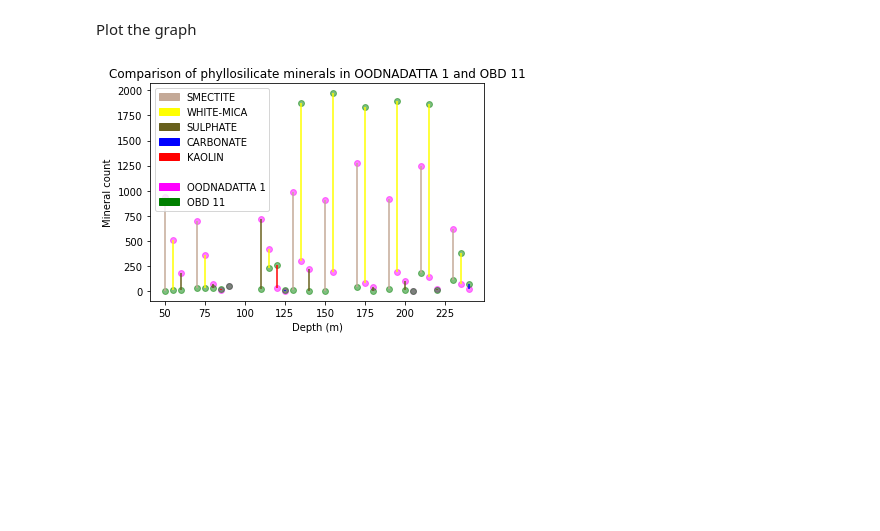
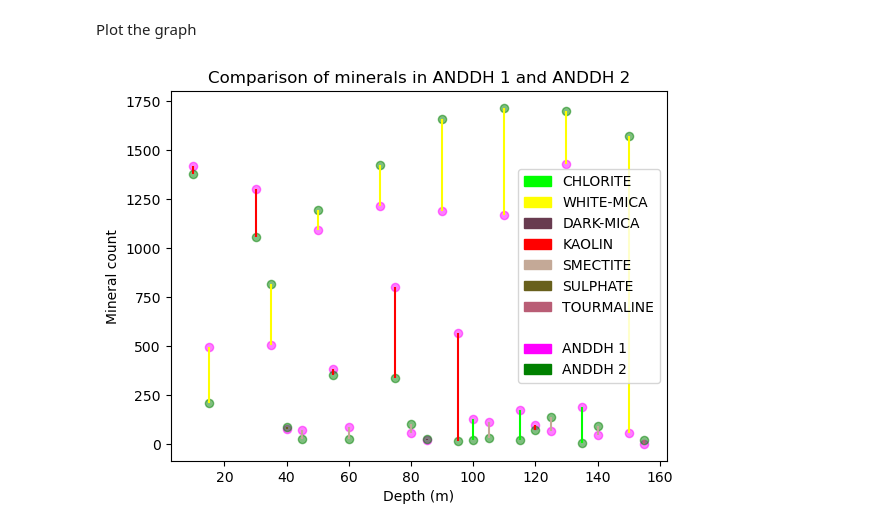
Before and after one commit to AuScope/nvcl_kit, a Jupyter notebook: notebooks/dumbells.ipynb, the cells around one changed output. Saved outputs shown, nothing was run; the diff lists cells and outputs as text; code cells hidden in the pictures; blank space fills up the shorter version.

```diff
--- a/notebooks/dumbells.ipynb
+++ b/notebooks/dumbells.ipynb
@@ -46,6 +43,0 @@ Get data and names from first and second boreholes
-# %%
-bh_data1 = get_bh_data(bh_list[0]['nvcl_id'])
-bh_name1 = bh_list[0]['name']
-
-bh_data2 = get_bh_data(bh_list[1]['nvcl_id'])
-bh_name2 = bh_list[1]['name']
@@ -52,3 +46,16 @@ bh_name2 = bh_list[1]['name']
+# %%
+bh_name1 = bh_name2 = None
+for bh in bh_list:
+    if bh.name == 'ANDDH 1':
+        bh_data1 = get_bh_data(bh.nvcl_id)
+        bh_name1 = bh.name
+    if bh.name == 'ANDDH 2':
+        bh_data2 = get_bh_data(bh.nvcl_id)
+        bh_name2 = bh.name
+    if bh_name1 is not None and bh_name2 is not None:
+        break
+if bh_name1 is None or bh_name2 is None:
+    raise Exception("Cannot find 'ANDDH 1' 'ANDDH 2' boreholes")
 # %% [markdown]
 Get the list of depths that both boreholes have in common
 # %%
@@ -87,27 +94,27 @@ Plot the graph
 # %%
 import matplotlib.pyplot as plt
 import matplotlib.patches as mpatches
 
 # Setup vertical lines, transparency=1.0
 plt.vlines(x=x, ymin=y1, ymax=y2, color=colours, alpha=1.0)
 
 # Borehole 1 is magenta, size=35, transparency=0.5
 plt.scatter(x, y1, s=35, c='magenta', alpha=0.5)
 
 # Borehole 2 is green, size=35, transparency=0.5
 plt.scatter(x, y2, s=35, c='green', alpha=0.5)
 
 # Assemble the legend
 legend_list = [mpatches.Patch(color=colour, label=mineral_name) for colour, mineral_name in list(legend_set)]
 legend_list.append(mpatches.Patch(color='white', label=' '))
 legend_list.append(mpatches.Patch(color='magenta', label=bh_name1))
 legend_list.append(mpatches.Patch(color='green', label=bh_name2))
 
 # Display the graph
 plt.legend(handles=legend_list)
 plt.ylabel('Mineral count')
 plt.xlabel('Depth (m)')
-plt.title("Comparison of phyllosilicate minerals in {} and {}".format(bh_name1, bh_name2))
+plt.title("Comparison of minerals in {} and {}".format(bh_name1, bh_name2))
 plt.show()
 # %% [output]
-[figure, old version]
+[figure, new version]
```
Also changed, not shown: parts of 2 cells of this notebook.
